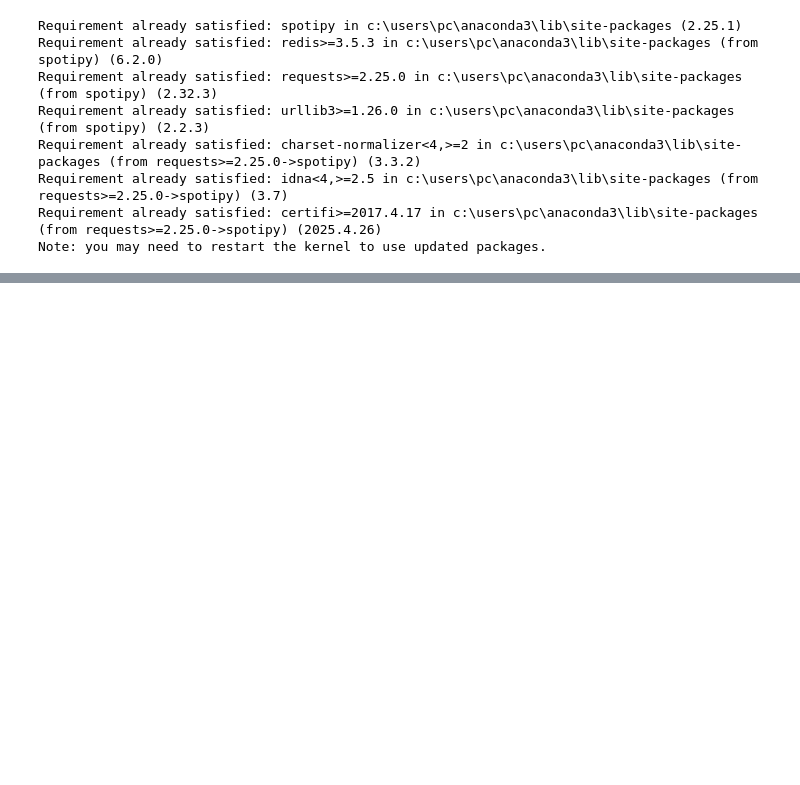
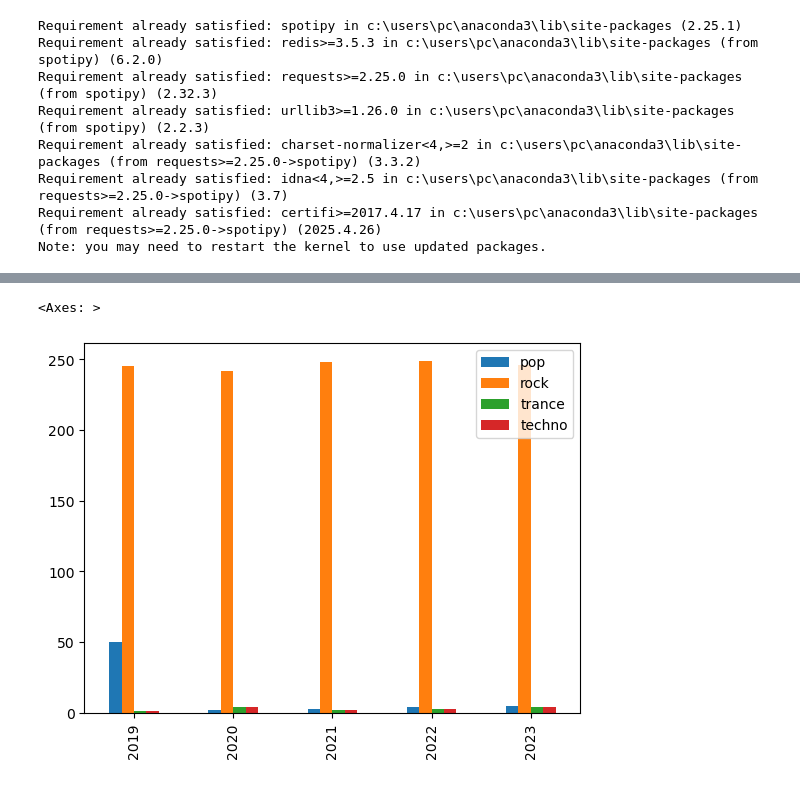
Before and after one commit to IreneDHA/music_proyect, a Jupyter notebook: spoti_rock.ipynb, the cells around one changed output, grey strips where cells are left out. Saved outputs shown, nothing was run; the diff lists cells and outputs as text; code cells hidden in the pictures; blank space fills up the shorter version.

```diff
--- a/spoti_rock.ipynb
+++ b/spoti_rock.ipynb
@@ -111,0 +205,2 @@ ProgrammingError: 1049 (42000): Unknown database 'musictrends'
+# %%
+datos333 = pd.DataFrame({"pop": [50,2,3,4,5], "rock": [245,242,248,249,246],"trance": [1,4,2,3,4],"techno": [1,4,2,3,4]  }, index=["2019", "2020", "2021", "2022", "2023"])
@@ -111,0 +216,5 @@ ProgrammingError: 1049 (42000): Unknown database 'musictrends'
+# %%
+datos333.plot.bar()
+# %% [output]
+<Axes: >
+[figure, added]
```
Also changed, not shown: parts of 10 cells of this notebook, 2 other files.
